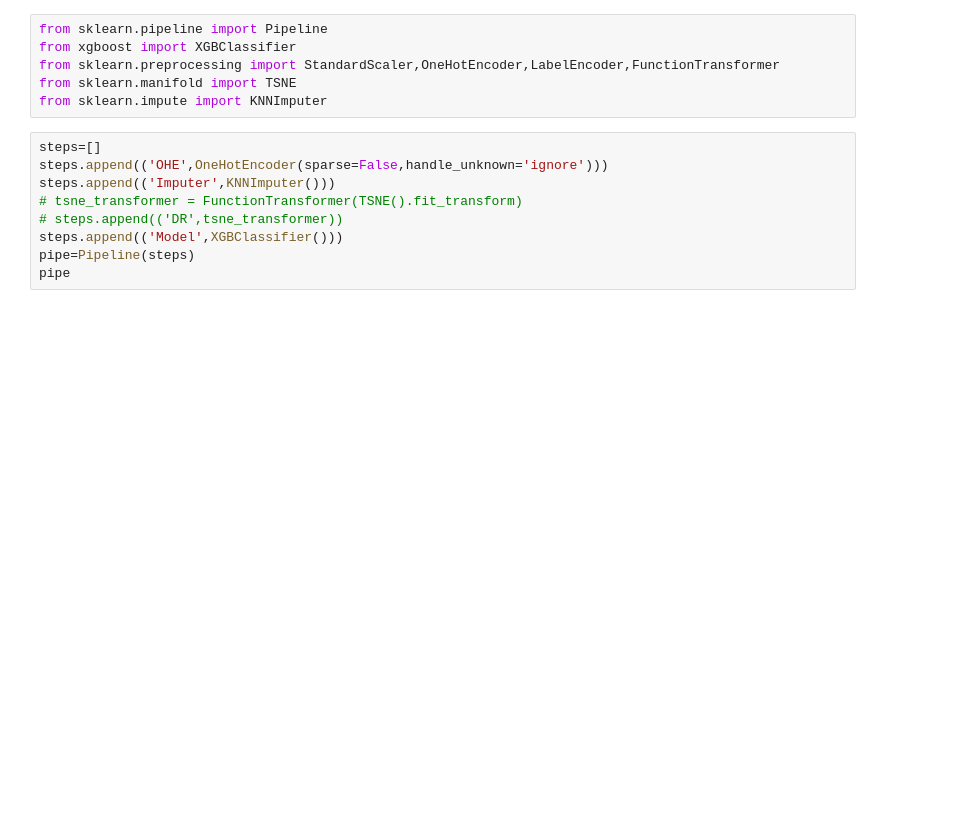
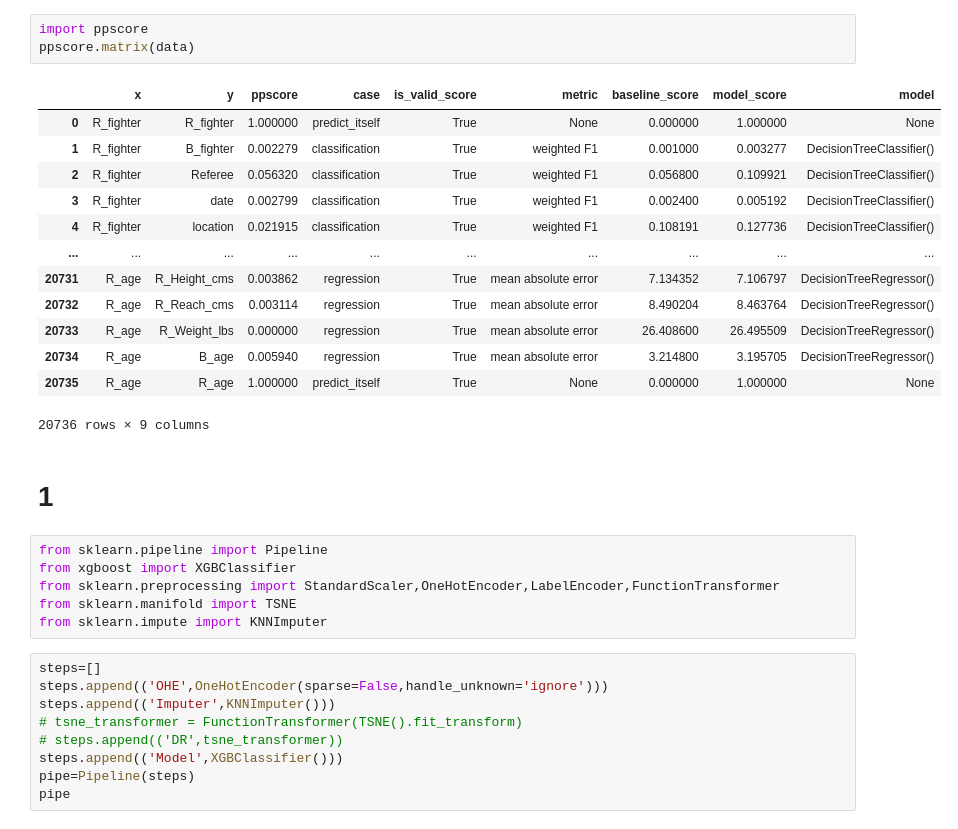
Before and after one commit to slmsshk/Data-Science-Dummy-main, a Jupyter notebook: UFC/Model.ipynb, the cells around one changed output. Cells and saved outputs as stored; diff of their text form; blank space fills up the shorter version.

```diff
--- a/UFC/Model.ipynb
+++ b/UFC/Model.ipynb
@@ -15,3 +32,22 @@ data.head()
+# %%
+import ppscore
+ppscore.matrix(data)
+# %% [output]
+|  | x | y | ppscore | case | is_valid_score | metric | baseline_score | model_score | model |
+| 0 | R_fighter | R_fighter | 1.000000 | predict_itself | True | None | 0.000000 | 1.000000 | None |
+| 1 | R_fighter | B_fighter | 0.002279 | classification | True | weighted F1 | 0.001000 | 0.003277 | DecisionTreeClassifier() |
+| 2 | R_fighter | Referee | 0.056320 | classification | True | weighted F1 | 0.056800 | 0.109921 | DecisionTreeClassifier() |
+| 3 | R_fighter | date | 0.002799 | classification | True | weighted F1 | 0.002400 | 0.005192 | DecisionTreeClassifier() |
+| 4 | R_fighter | location | 0.021915 | classification | True | weighted F1 | 0.108191 | 0.127736 | DecisionTreeClassifier() |
+| ... | ... | ... | ... | ... | ... | ... | ... | ... | ... |
+| 20731 | R_age | R_Height_cms | 0.003862 | regression | True | mean absolute error | 7.134352 | 7.106797 | DecisionTreeRegressor() |
+| 20732 | R_age | R_Reach_cms | 0.003114 | regression | True | mean absolute error | 8.490204 | 8.463764 | DecisionTreeRegressor() |
+| 20733 | R_age | R_Weight_lbs | 0.000000 | regression | True | mean absolute error | 26.408600 | 26.495509 | DecisionTreeRegressor() |
+| 20734 | R_age | B_age | 0.005940 | regression | True | mean absolute error | 3.214800 | 3.195705 | DecisionTreeRegressor() |
+| 20735 | R_age | R_age | 1.000000 | predict_itself | True | None | 0.000000 | 1.000000 | None |
+20736 rows × 9 columns
+# %% [markdown]
+# 1
 # %%
 from sklearn.pipeline import Pipeline
 from xgboost import XGBClassifier
```
Also changed, not shown: parts of 19 cells of this notebook, 15 other files.
